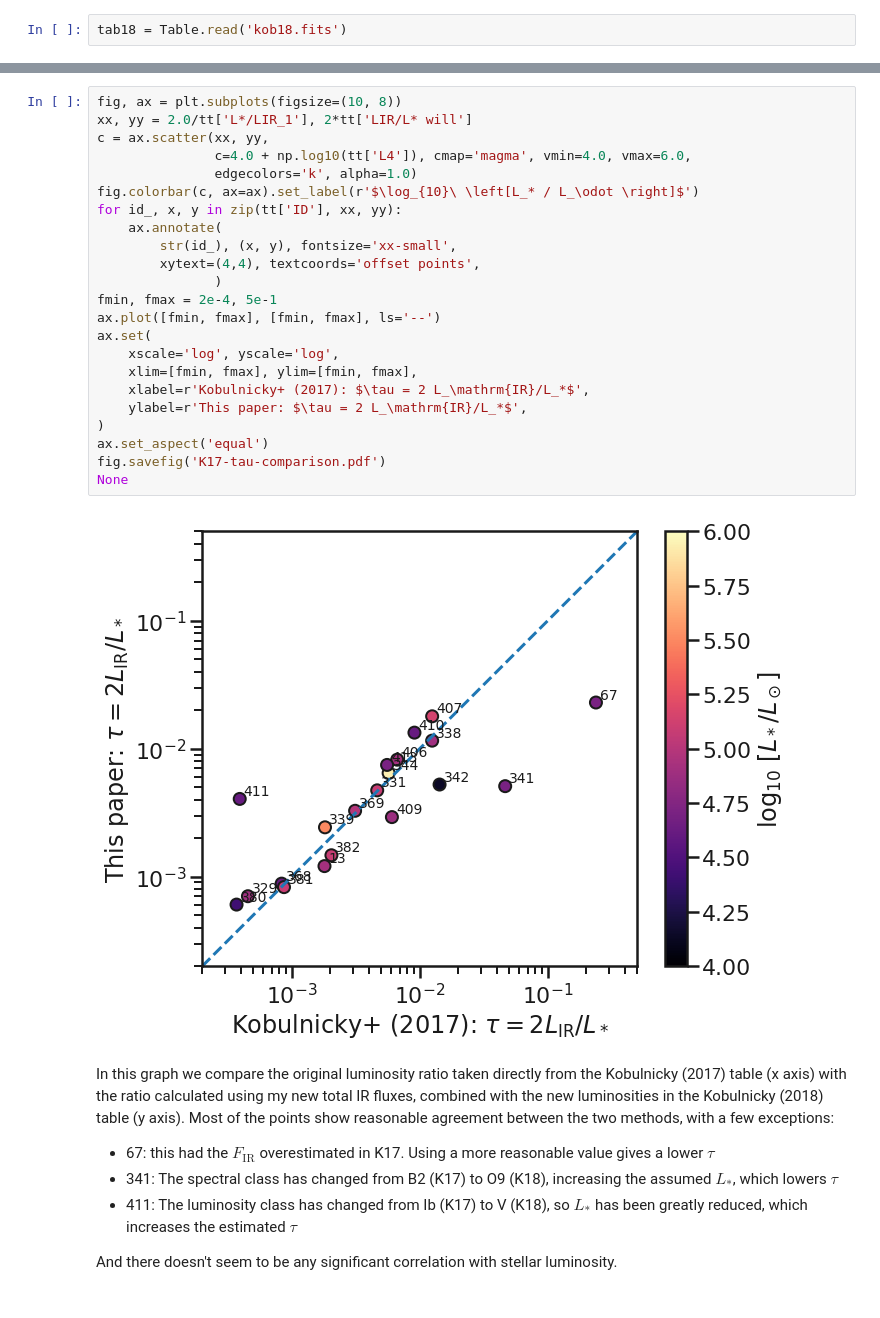
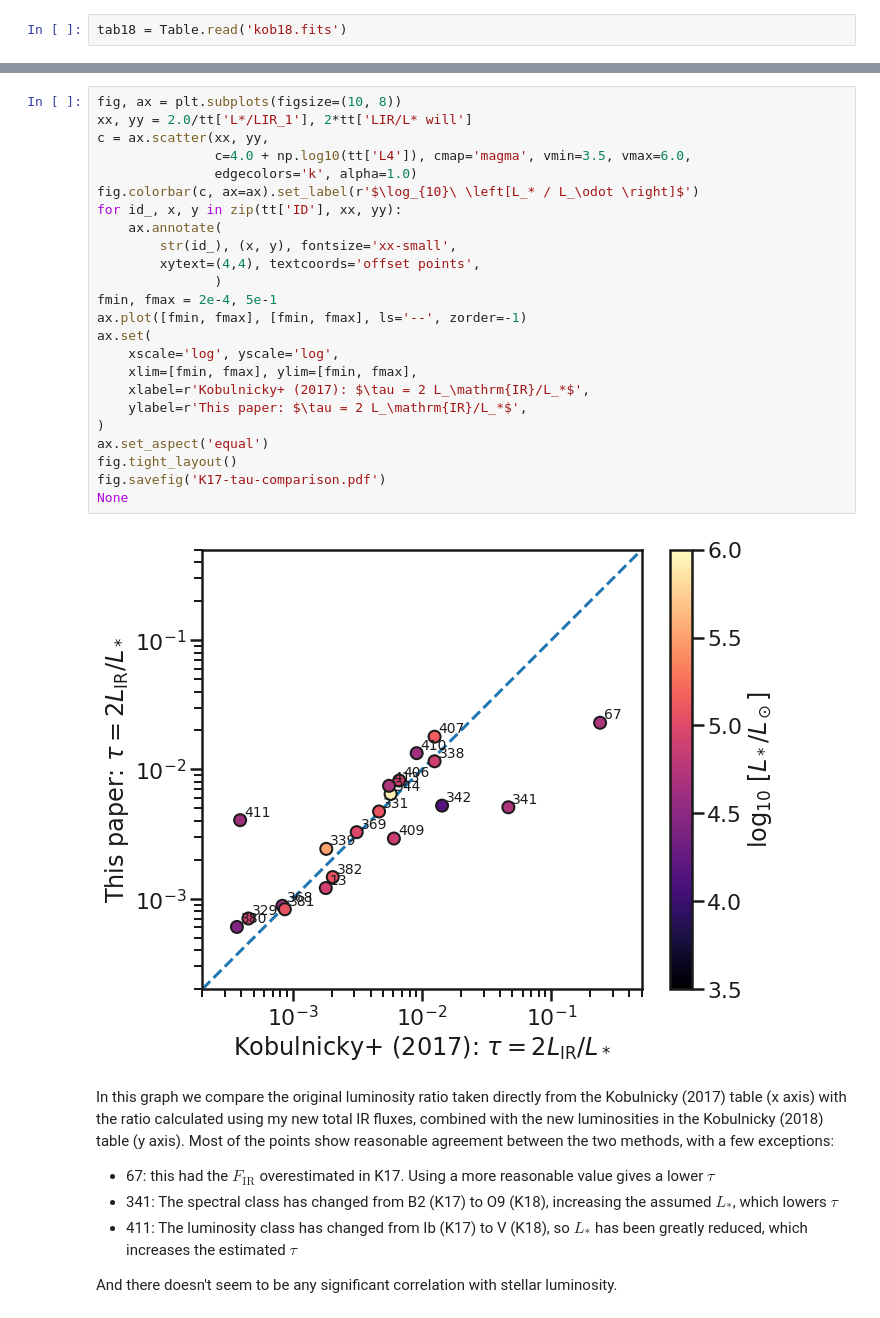
Before and after one commit to div-B-equals-0/dust-wave-case-studies, a Jupyter notebook: Kobulnicky-samples.ipynb, the cells around one changed output, grey strips where cells are left out. Cells and saved outputs as stored; diff of their text form.

```diff
--- a/Kobulnicky-samples.ipynb
+++ b/Kobulnicky-samples.ipynb
@@ -392,28 +392,29 @@ tt
 # %%
 fig, ax = plt.subplots(figsize=(10, 8))
 xx, yy = 2.0/tt['L*/LIR_1'], 2*tt['LIR/L* will']
 c = ax.scatter(xx, yy,
-               c=4.0 + np.log10(tt['L4']), cmap='magma', vmin=4.0, vmax=6.0,
+               c=4.0 + np.log10(tt['L4']), cmap='magma', vmin=3.5, vmax=6.0,
                edgecolors='k', alpha=1.0)
 fig.colorbar(c, ax=ax).set_label(r'$\log_{10}\ \left[L_* / L_\odot \right]$')
 for id_, x, y in zip(tt['ID'], xx, yy):
     ax.annotate(
         str(id_), (x, y), fontsize='xx-small',
         xytext=(4,4), textcoords='offset points',
                )
 fmin, fmax = 2e-4, 5e-1
-ax.plot([fmin, fmax], [fmin, fmax], ls='--')
+ax.plot([fmin, fmax], [fmin, fmax], ls='--', zorder=-1)
 ax.set(
     xscale='log', yscale='log',
     xlim=[fmin, fmax], ylim=[fmin, fmax],
     xlabel=r'Kobulnicky+ (2017): $\tau = 2 L_\mathrm{IR}/L_*$',
     ylabel=r'This paper: $\tau = 2 L_\mathrm{IR}/L_*$',
 )
 ax.set_aspect('equal')
+fig.tight_layout()
 fig.savefig('K17-tau-comparison.pdf')
 None
 # %% [output]
-[figure, old version]
+[figure, new version]
 # %% [markdown]
 In this graph we compare the original luminosity ratio taken directly from the Kobulnicky (2017) table (x axis) with the ratio calculated using my new total IR fluxes, combined with the new luminosities in the Kobulnicky (2018) table (y axis).   Most of the points show reasonable agreement between the two methods, with a few exceptions:
 
```
Also changed, not shown: parts of 17 cells of this notebook, 16 other files.
